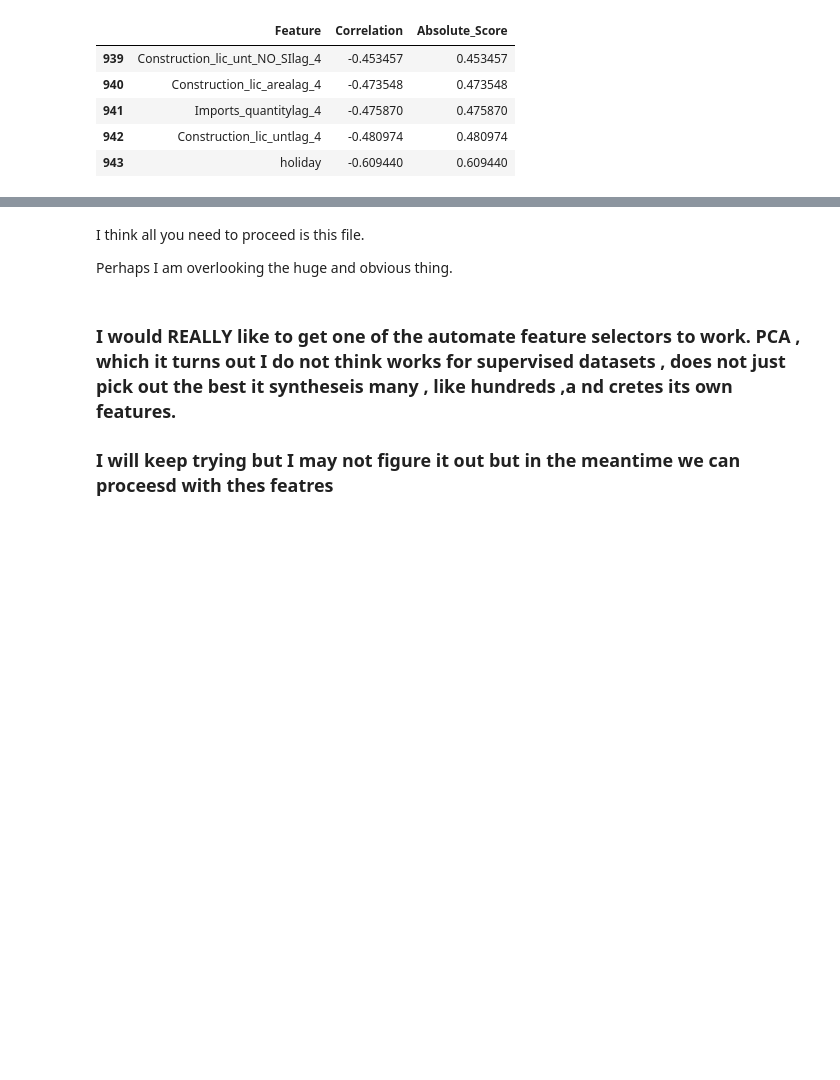
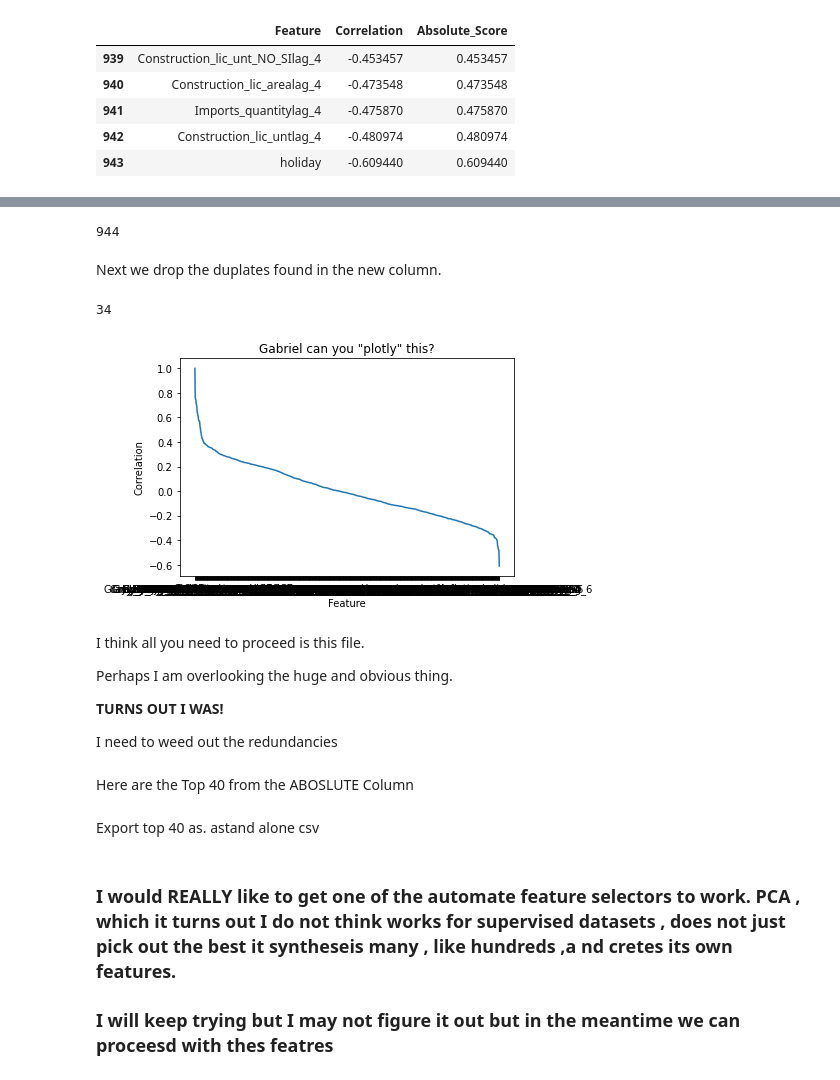
Before and after one commit to JF11579/Adelphi, a Jupyter notebook: Sprint_3_Group.ipynb, the cells around one changed output, grey strips where cells are left out. Drawn from its saved outputs; the diff is of its cells as text; code cells hidden in the pictures; blank space fills up the shorter version.

```diff
--- a/Sprint_3_Group.ipynb
+++ b/Sprint_3_Group.ipynb
@@ -247,0 +258,6 @@ corr_df.tail(5)
+# %%
+len(distinct_features)
+# %% [output]
+944
+# %% [markdown]
+Next we drop the duplates found in the new column.
@@ -247,0 +266,10 @@ corr_df.tail(5)
+# %%
+# YIKES
+# Only 34 features left?
+
+#I played around with how many letters to keep .config/that changes this number .
+#Let me know what you guys think
+
+len(distinct_feature_2)
+# %% [output]
+34
@@ -248,6 +279,17 @@ corr_df.tail(5)
+# %%
+sns.lineplot('Feature', 'Correlation' ,data = corr_df).set_title('Gabriel can you "plotly" this?')
+plt.show()
+# %% [output]
+[figure, added]
 # %% [markdown]
 I think all you need to proceed is this file.
 
 Perhaps I am overlooking the huge and obvious thing.
+
+**TURNS OUT I WAS!**
+
+I need to weed out the redundancies
 # %%
 #corr_df.to_csv('corr_df.csv',index=False,header=True)
+# %% [markdown]
+Here are the Top 40 from the ABOSLUTE Column
@@ -253,0 +298,2 @@ Perhaps I am overlooking the huge and obvious thing.
+# %% [markdown]
+Export top 40 as. astand alone csv
```
Also changed, not shown: parts of 13 cells of this notebook.
